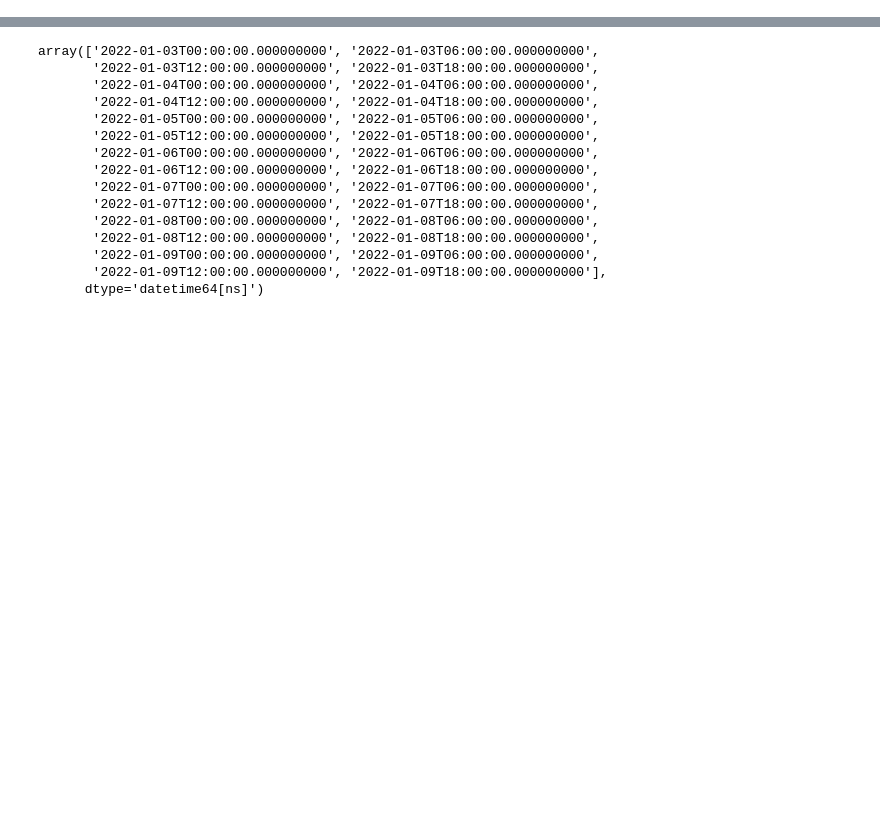
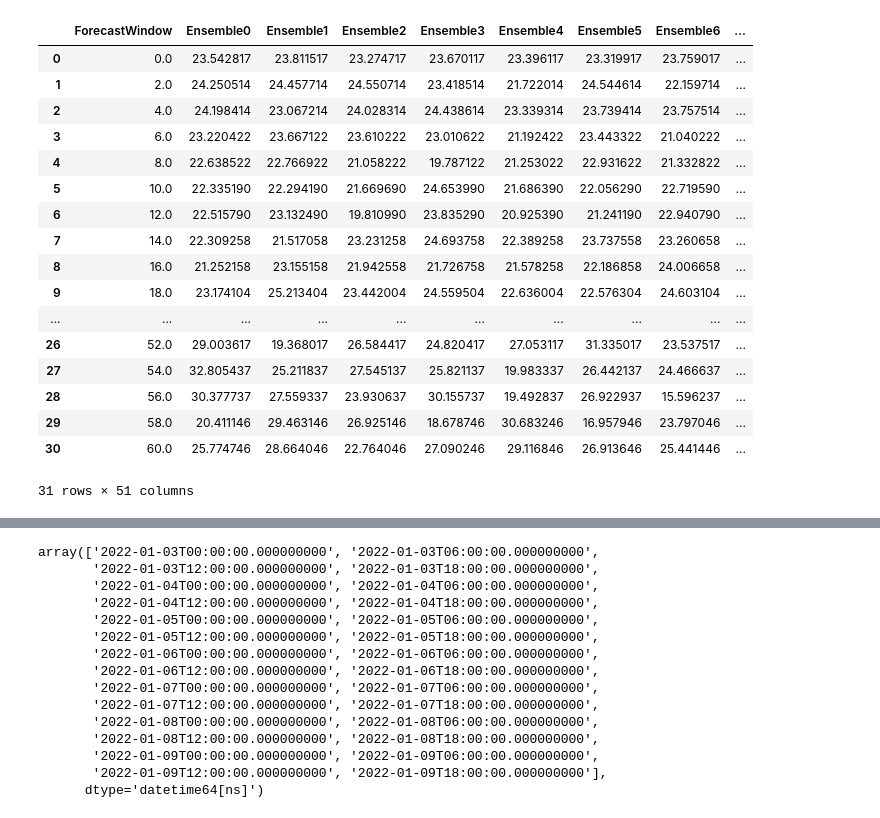
Before and after one commit to jaupimegi23/certainlyUncertain, a Jupyter notebook: eda/reality_vs_models.ipynb, the cells around one changed output, grey strips where cells are left out. Drawn from its saved outputs; the diff is of its cells as text; code cells hidden in the pictures; blank space fills up the shorter version.

```diff
--- a/eda/reality_vs_models.ipynb
+++ b/eda/reality_vs_models.ipynb
@@ -25,0 +28,21 @@ DeEc15[DeEc15["ForecastDateTime"] == '2009-07-02']
+# %%
+ensemble_series
+# %% [output]
+|  | ForecastWindow | Ensemble0 | Ensemble1 | Ensemble2 | Ensemble3 | Ensemble4 | Ensemble5 | Ensemble6 | ... |
+| 0 | 0.0 | 23.542817 | 23.811517 | 23.274717 | 23.670117 | 23.396117 | 23.319917 | 23.759017 | ... |
+| 1 | 2.0 | 24.250514 | 24.457714 | 24.550714 | 23.418514 | 21.722014 | 24.544614 | 22.159714 | ... |
+| 2 | 4.0 | 24.198414 | 23.067214 | 24.028314 | 24.438614 | 23.339314 | 23.739414 | 23.757514 | ... |
+| 3 | 6.0 | 23.220422 | 23.667122 | 23.610222 | 23.010622 | 21.192422 | 23.443322 | 21.040222 | ... |
+| 4 | 8.0 | 22.638522 | 22.766922 | 21.058222 | 19.787122 | 21.253022 | 22.931622 | 21.332822 | ... |
+| 5 | 10.0 | 22.335190 | 22.294190 | 21.669690 | 24.653990 | 21.686390 | 22.056290 | 22.719590 | ... |
+| 6 | 12.0 | 22.515790 | 23.132490 | 19.810990 | 23.835290 | 20.925390 | 21.241190 | 22.940790 | ... |
+| 7 | 14.0 | 22.309258 | 21.517058 | 23.231258 | 24.693758 | 22.389258 | 23.737558 | 23.260658 | ... |
+| 8 | 16.0 | 21.252158 | 23.155158 | 21.942558 | 21.726758 | 21.578258 | 22.186858 | 24.006658 | ... |
+| 9 | 18.0 | 23.174104 | 25.213404 | 23.442004 | 24.559504 | 22.636004 | 22.576304 | 24.603104 | ... |
+| ... | ... | ... | ... | ... | ... | ... | ... | ... | ... |
+| 26 | 52.0 | 29.003617 | 19.368017 | 26.584417 | 24.820417 | 27.053117 | 31.335017 | 23.537517 | ... |
+| 27 | 54.0 | 32.805437 | 25.211837 | 27.545137 | 25.821137 | 19.983337 | 26.442137 | 24.466637 | ... |
+| 28 | 56.0 | 30.377737 | 27.559337 | 23.930637 | 30.155737 | 19.492837 | 26.922937 | 15.596237 | ... |
+| 29 | 58.0 | 20.411146 | 29.463146 | 26.925146 | 18.678746 | 30.683246 | 16.957946 | 23.797046 | ... |
+| 30 | 60.0 | 25.774746 | 28.664046 | 22.764046 | 27.090246 | 29.116846 | 26.913646 | 25.441446 | ... |
+31 rows × 51 columns
```
Also changed, not shown: parts of 10 cells of this notebook, 3 other files.
